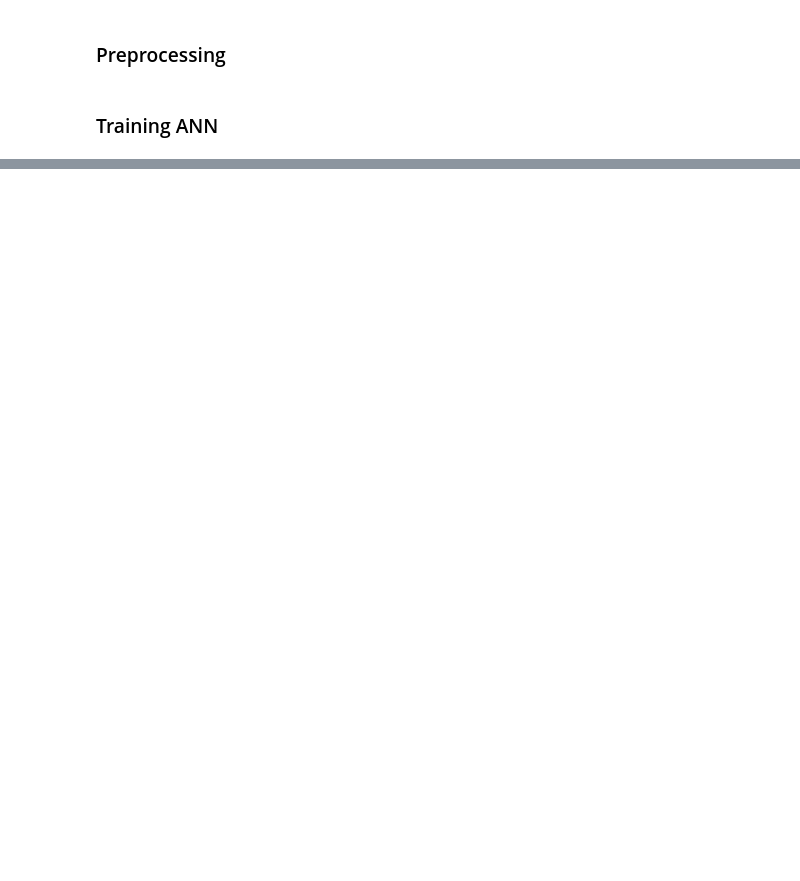
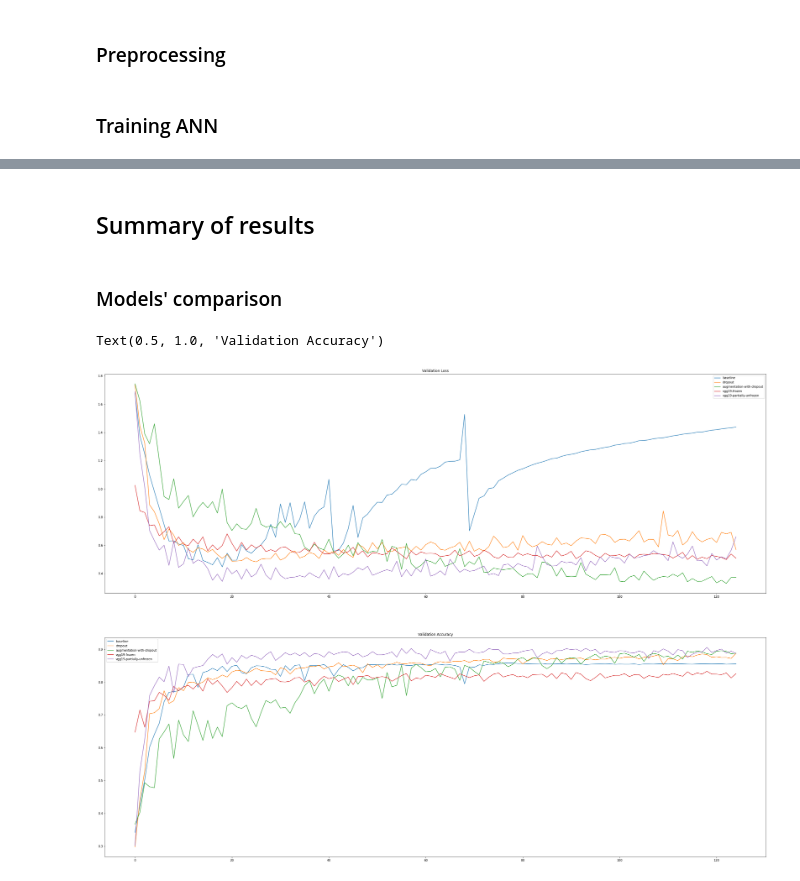
Before and after one commit to tizycki/eurosat-keras, a Jupyter notebook: eurosat-keras.ipynb, the cells around one changed output, grey strips where cells are left out. Saved outputs shown, nothing was run; the diff lists cells and outputs as text; code cells hidden in the pictures; blank space fills up the shorter version.

Commit message:
Add models' comparison

```diff
--- a/eurosat-keras.ipynb
+++ b/eurosat-keras.ipynb
@@ -322,0 +453,5 @@ data_test = dataset_test_raw.map(lambda image, label: encode(image, label)).cach
+# %%
+data_train = dataset_train_raw.map(lambda image, label: encode(image, label)).cache()
+data_train = data_train.map(lambda image, label: augment(image, label))
+data_validate = dataset_validate_raw.map(lambda image, label: encode(image, label)).cache()
+data_test = dataset_test_raw.map(lambda image, label: encode(image, label)).cache()
@@ -322,0 +559,5 @@ data_test = dataset_test_raw.map(lambda image, label: encode(image, label)).cach
+# %%
+data_train = dataset_train_raw.map(lambda image, label: encode(image, label)).cache()
+data_train = data_train.map(lambda image, label: augment(image, label))
+data_validate = dataset_validate_raw.map(lambda image, label: encode(image, label)).cache()
+data_test = dataset_test_raw.map(lambda image, label: encode(image, label)).cache()
@@ -322,0 +632,14 @@ data_test = dataset_test_raw.map(lambda image, label: encode(image, label)).cach
+# %%
+model_5.compile(
+    optimizer="adam",
+    loss="categorical_crossentropy",
+    metrics=["accuracy"]
+)
+
+history = model_5.fit(
+    data_train.shuffle(10_000).batch(batch_size),
+    epochs=epochs,
+    validation_data=data_validate.batch(batch_size)
+)
+
+histories["vgg19-partially-unfrozen"] = history
@@ -322,0 +668,24 @@ data_test = dataset_test_raw.map(lambda image, label: encode(image, label)).cach
+# %% [markdown]
+## Summary of results
+# %% [markdown]
+### Models' comparison
+# %%
+plt.figure(figsize=(40, 30))
+
+plt.subplot(2, 1, 1)
+for title, history in histories.items():
+    plt.plot(history.history["val_loss"], label=title)
+
+plt.legend()
+plt.title("Validation Loss")
+
+
+plt.subplot(2, 1, 2)
+for title, history in histories.items():
+    plt.plot(history.history["val_accuracy"], label=title)
+
+plt.legend()
+plt.title("Validation Accuracy")
+# %% [output]
+Text(0.5, 1.0, 'Validation Accuracy')
+[figure, added]
```
Also changed, not shown: parts of 39 cells of this notebook.
